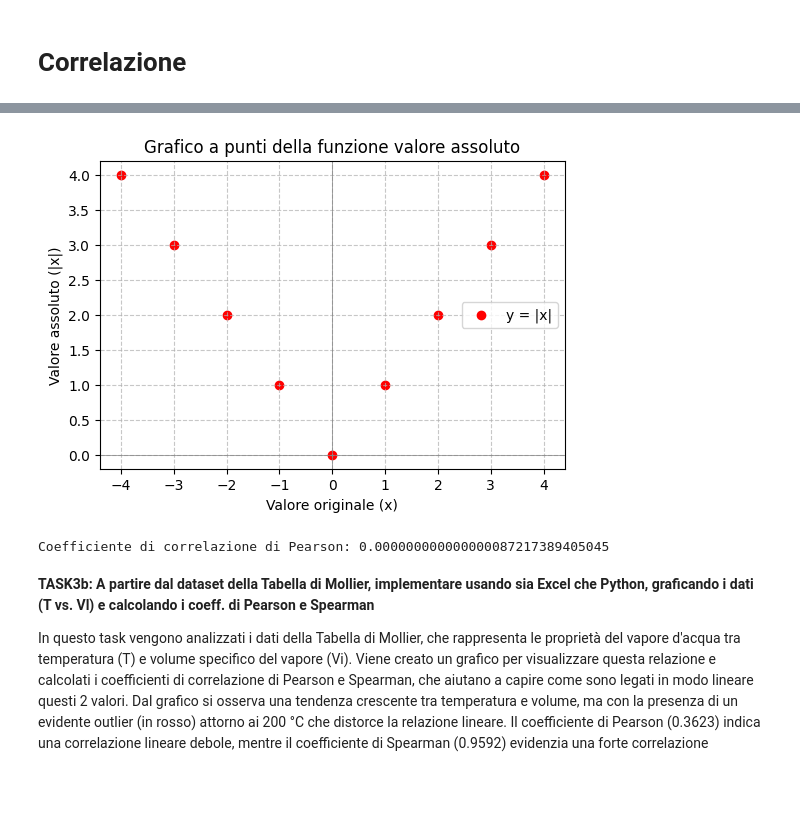
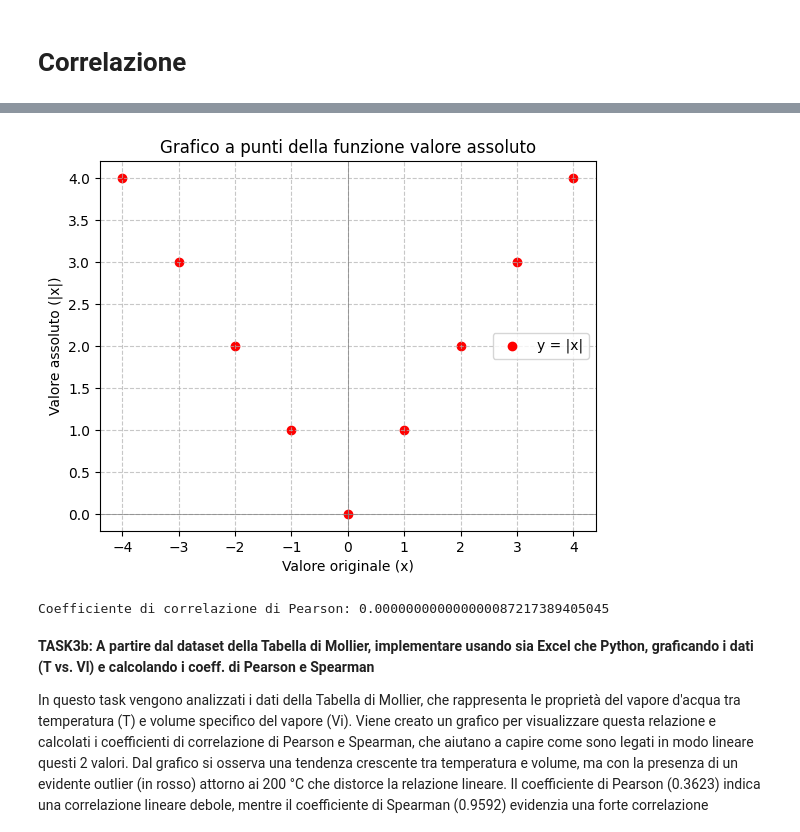
Before and after one commit to riccardomassini/Big_Data_Tasks, a Jupyter notebook: 2025_BIGDATA_DataPirates.ipynb, the cells around one changed output, grey strips where cells are left out. Cells and saved outputs as stored; diff of their text form; code cells hidden in the pictures; blank space fills up the shorter version.

```diff
--- a/2025_BIGDATA_DataPirates.ipynb
+++ b/2025_BIGDATA_DataPirates.ipynb
@@ -188,37 +185,36 @@ Il coefficiente di Pearson misura il gardo di relazione lineare tra 2 variabili
 
 ![image.png](embedded-picture-1)
 # %%
+import numpy as np
 import pandas as pd
-import numpy as np
 import matplotlib.pyplot as plt
-from scipy.stats import pearsonr
 
 # Creazione array di valori e calcolo del valore assoluto di ciascun elemento
 x = np.arange(-4, 5)
 y = np.abs(x)
 
 # Creazione tabella (valore originale - valore assoluto)
 df = pd.DataFrame({"Valore originale": x, "Valore assoluto": y})
 
 # Creazione del grafico a punti (scatter plot) con etichette e titolo
-plt.figure(figsize=(6, 4))
+plt.figure()
 plt.scatter(x, y, color='r', label="y = |x|", marker='o')
 plt.xlabel("Valore originale (x)")
 plt.ylabel("Valore assoluto (|x|)")
 plt.title("Grafico a punti della funzione valore assoluto")
 plt.axhline(0, color='gray', linewidth=0.5)  # Linea orizzontale su y=0
 plt.axvline(0, color='gray', linewidth=0.5)  # Linea verticale su x=0
 plt.grid(True, linestyle="--", alpha=0.7)
 plt.legend()
 
 # Mostra il grafico
 plt.show()
 
 # Calcolo e stampa della correlazione di Pearson
 pearson = df.corr().iloc[0, 1]
 print(f"\nCoefficiente di correlazione di Pearson: {pearson:.30f}")
 # %% [output]
-[figure, old version]
+[figure, new version]
 Coefficiente di correlazione di Pearson: 0.000000000000000087217389405045
 # %% [markdown]
 **TASK3b: A partire dal dataset della Tabella di Mollier, implementare usando sia Excel che Python, graficando i dati (T vs. Vl) e calcolando i coeff. di Pearson e Spearman**
```
Also changed, not shown: parts of 23 cells of this notebook.
